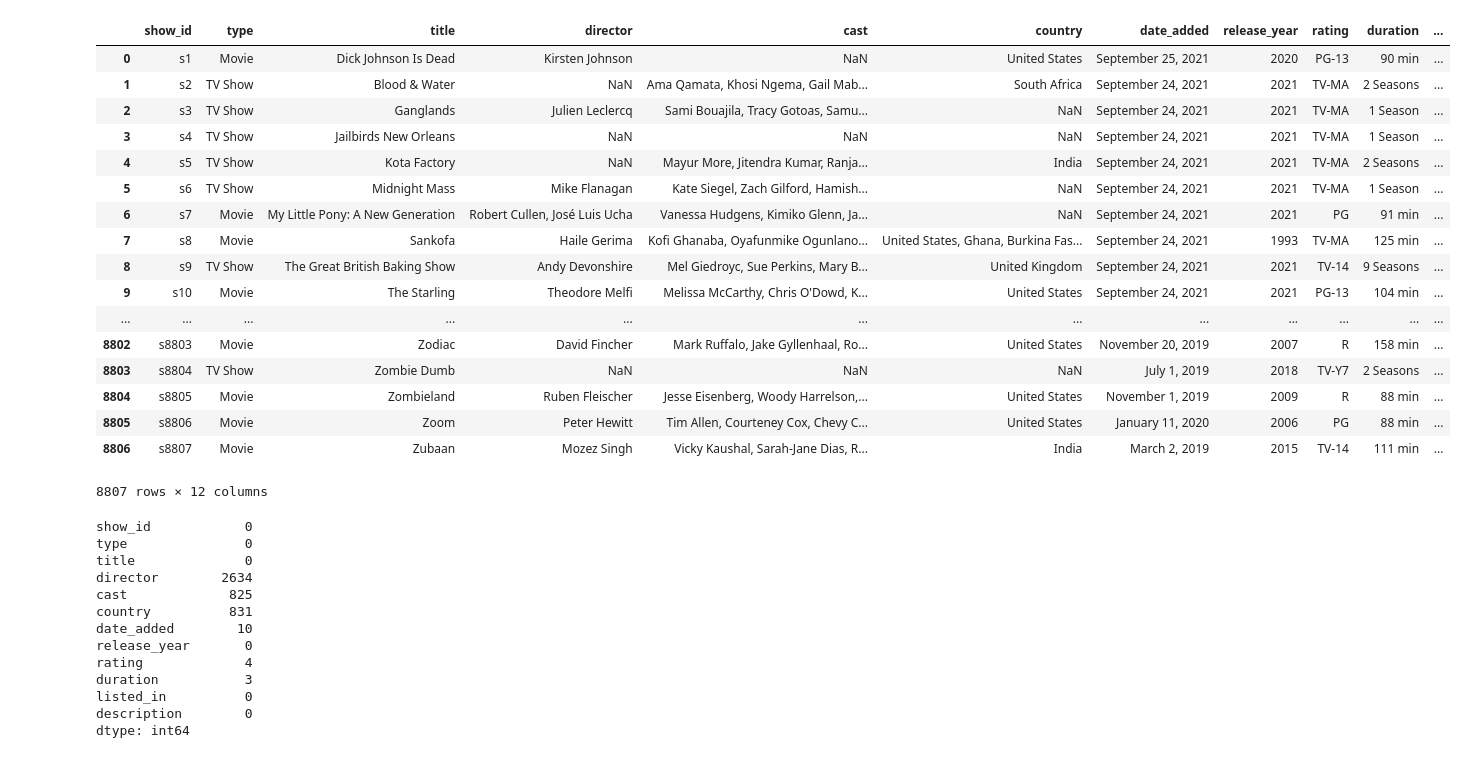
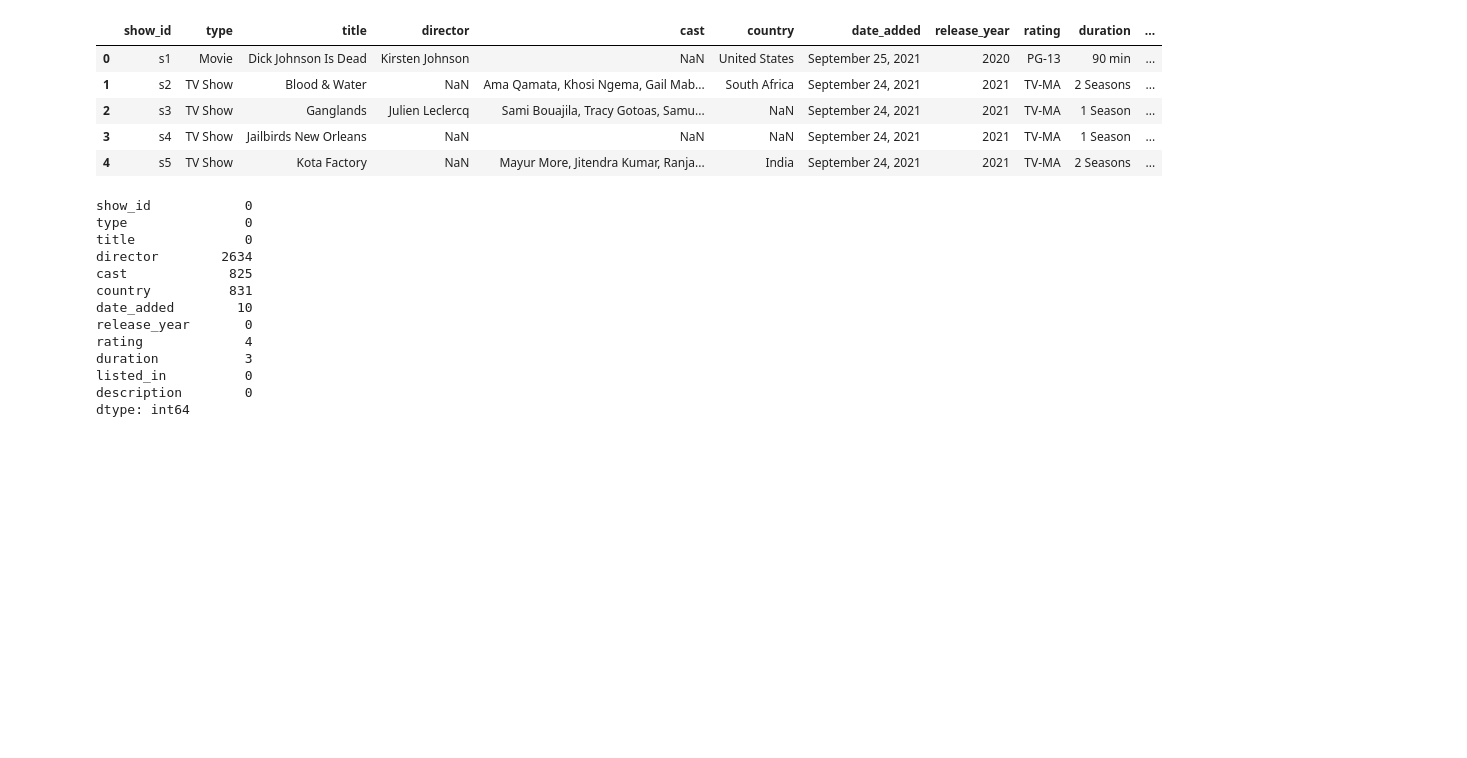
Before and after one commit to krishna0712/Data-Analysis, a Jupyter notebook: netflix-data-analysis/notebooks/netflix.ipynb, the cells around one changed output. Drawn from its saved outputs; the diff is of its cells as text; code cells hidden in the pictures; blank space fills up the shorter version.

```diff
--- a/netflix-data-analysis/notebooks/netflix.ipynb
+++ b/netflix-data-analysis/notebooks/netflix.ipynb
@@ -5,26 +5,14 @@ import seaborn as sns
 import numpy as np
 # %%
 netflix = pd.read_csv('../data/netflix.csv')
-netflix
+netflix[:5]
 # %% [output]
 |  | show_id | type | title | director | cast | country | date_added | release_year | rating | duration | ... |
 | 0 | s1 | Movie | Dick Johnson Is Dead | Kirsten Johnson | NaN | United States | September 25, 2021 | 2020 | PG-13 | 90 min | ... |
 | 1 | s2 | TV Show | Blood & Water | NaN | Ama Qamata, Khosi Ngema, Gail Mab... | South Africa | September 24, 2021 | 2021 | TV-MA | 2 Seasons | ... |
 | 2 | s3 | TV Show | Ganglands | Julien Leclercq | Sami Bouajila, Tracy Gotoas, Samu... | NaN | September 24, 2021 | 2021 | TV-MA | 1 Season | ... |
 | 3 | s4 | TV Show | Jailbirds New Orleans | NaN | NaN | NaN | September 24, 2021 | 2021 | TV-MA | 1 Season | ... |
 | 4 | s5 | TV Show | Kota Factory | NaN | Mayur More, Jitendra Kumar, Ranja... | India | September 24, 2021 | 2021 | TV-MA | 2 Seasons | ... |
-| 5 | s6 | TV Show | Midnight Mass | Mike Flanagan | Kate Siegel, Zach Gilford, Hamish... | NaN | September 24, 2021 | 2021 | TV-MA | 1 Season | ... |
-| 6 | s7 | Movie | My Little Pony: A New Generation | Robert Cullen, José Luis Ucha | Vanessa Hudgens, Kimiko Glenn, Ja... | NaN | September 24, 2021 | 2021 | PG | 91 min | ... |
-| 7 | s8 | Movie | Sankofa | Haile Gerima | Kofi Ghanaba, Oyafunmike Ogunlano... | United States, Ghana, Burkina Fas... | September 24, 2021 | 1993 | TV-MA | 125 min | ... |
-| 8 | s9 | TV Show | The Great British Baking Show | Andy Devonshire | Mel Giedroyc, Sue Perkins, Mary B... | United Kingdom | September 24, 2021 | 2021 | TV-14 | 9 Seasons | ... |
-| 9 | s10 | Movie | The Starling | Theodore Melfi | Melissa McCarthy, Chris O'Dowd, K... | United States | September 24, 2021 | 2021 | PG-13 | 104 min | ... |
-| ... | ... | ... | ... | ... | ... | ... | ... | ... | ... | ... | ... |
-| 8802 | s8803 | Movie | Zodiac | David Fincher | Mark Ruffalo, Jake Gyllenhaal, Ro... | United States | November 20, 2019 | 2007 | R | 158 min | ... |
-| 8803 | s8804 | TV Show | Zombie Dumb | NaN | NaN | NaN | July 1, 2019 | 2018 | TV-Y7 | 2 Seasons | ... |
-| 8804 | s8805 | Movie | Zombieland | Ruben Fleischer | Jesse Eisenberg, Woody Harrelson,... | United States | November 1, 2019 | 2009 | R | 88 min | ... |
-| 8805 | s8806 | Movie | Zoom | Peter Hewitt | Tim Allen, Courteney Cox, Chevy C... | United States | January 11, 2020 | 2006 | PG | 88 min | ... |
-| 8806 | s8807 | Movie | Zubaan | Mozez Singh | Vicky Kaushal, Sarah-Jane Dias, R... | India | March 2, 2019 | 2015 | TV-14 | 111 min | ... |
-8807 rows × 12 columns
 # %%
 netflix.isna().sum()
 # %% [output]
```
Also changed, not shown: parts of 7 cells of this notebook.
